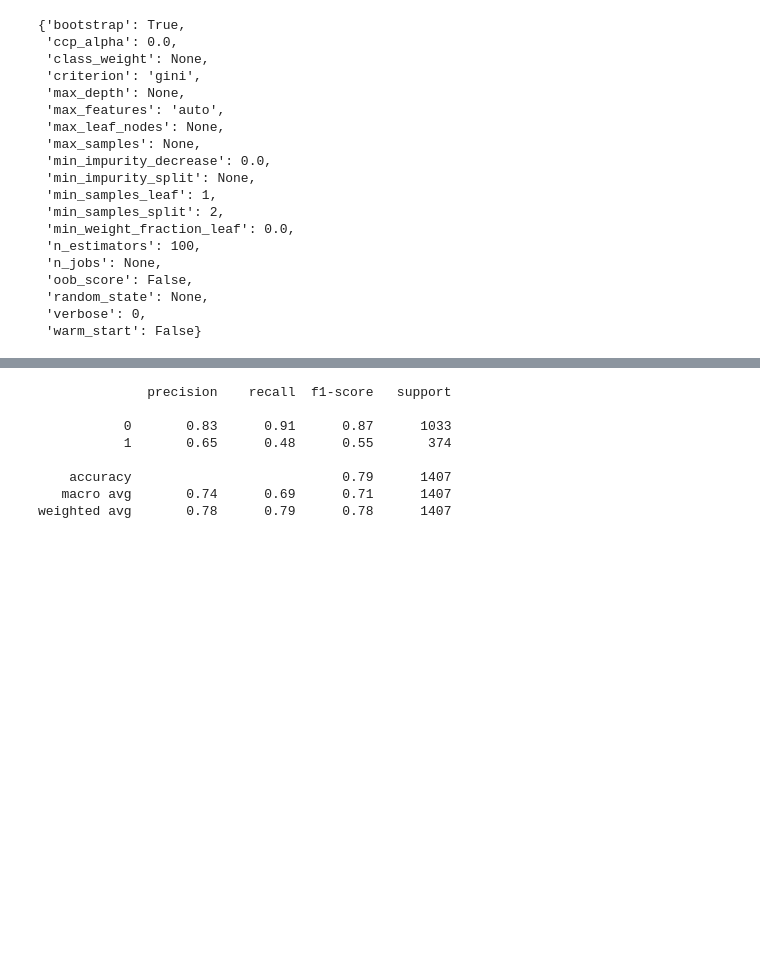
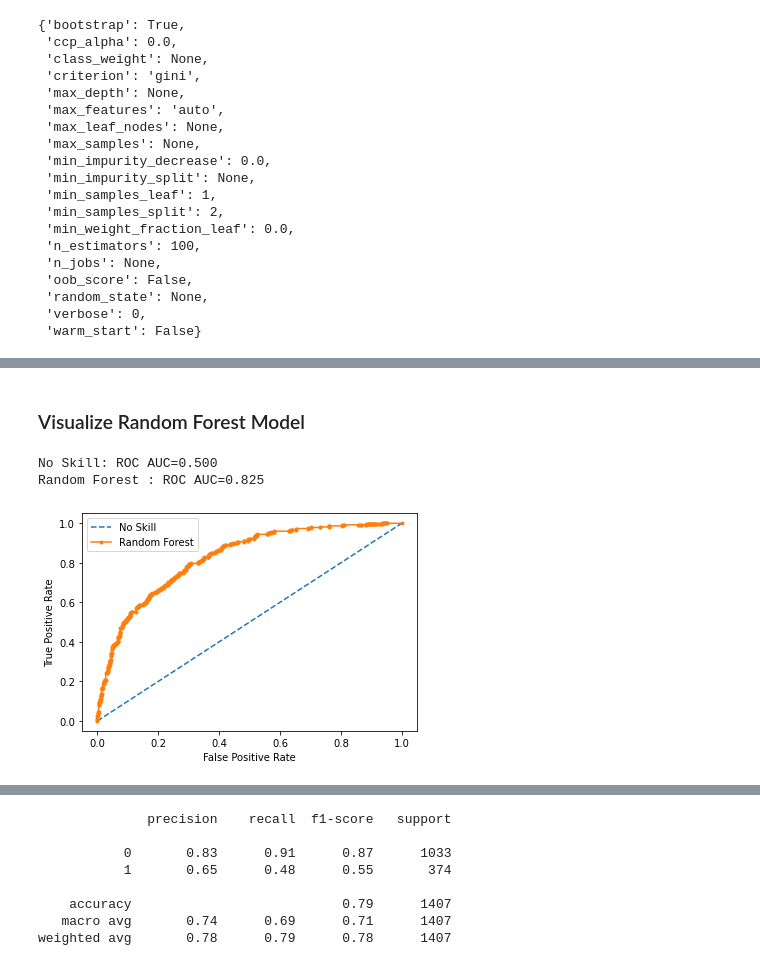
Before and after one commit to ehannell/customer_retention, a Jupyter notebook: Model/customer_retention_model.ipynb, the cells around one changed output, grey strips where cells are left out. Cells and saved outputs as stored; diff of their text form; code cells hidden in the pictures; blank space fills up the shorter version.

```diff
--- a/Model/customer_retention_model.ipynb
+++ b/Model/customer_retention_model.ipynb
@@ -659,0 +782,8 @@ Accuracy = 0.79%.
+# %% [markdown]
+### Visualize Random Forest Model
+# %%
+ROC_curve(best_random, 'Random Forest')
+# %% [output]
+No Skill: ROC AUC=0.500
+Random Forest : ROC AUC=0.825
+[figure, added]
```
Also changed, not shown: parts of 63 cells of this notebook.
